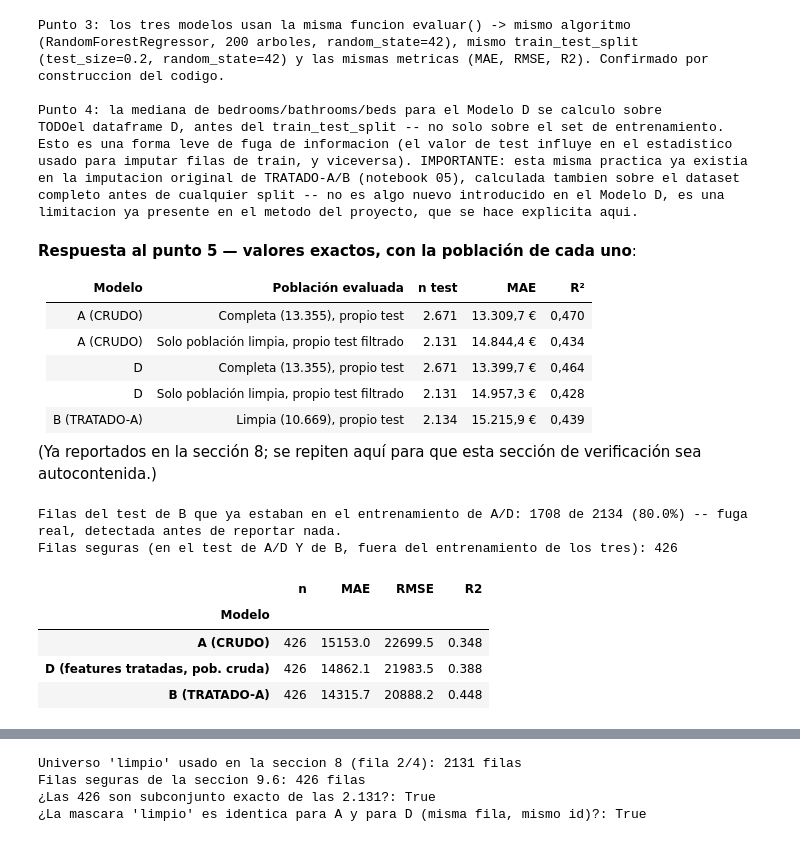
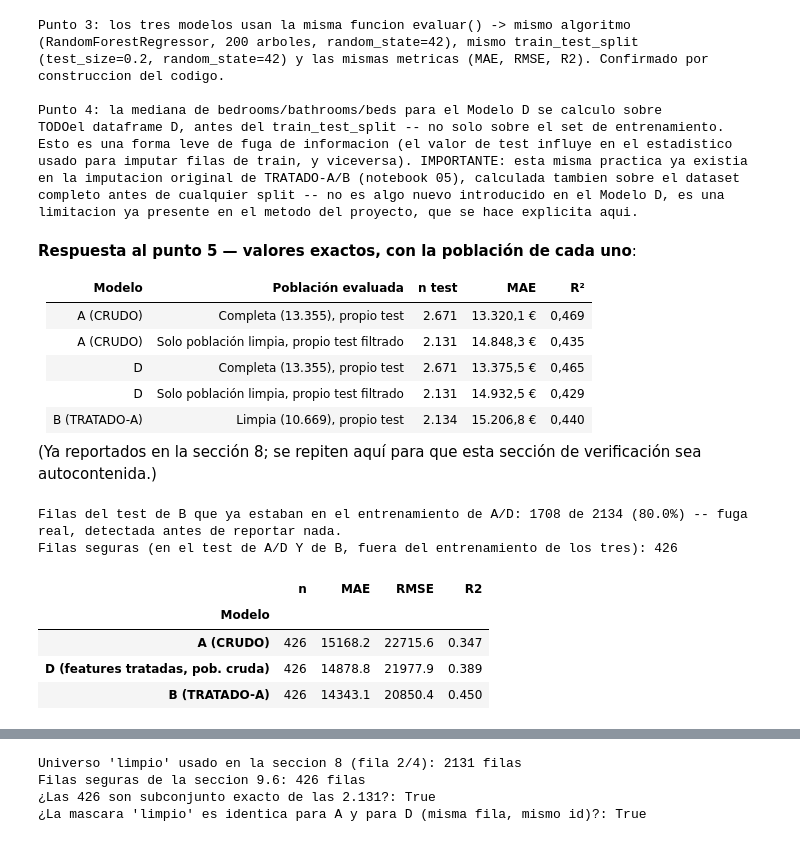
Before and after one commit to Leima20/DataTrust-Airbnb-Barcelona, a Jupyter notebook: notebooks/06_modelo_ml.ipynb, the cells around one changed output, grey strips where cells are left out. Drawn from its saved outputs; the diff is of its cells as text; code cells hidden in the pictures.

```diff
--- a/notebooks/06_modelo_ml.ipynb
+++ b/notebooks/06_modelo_ml.ipynb
@@ -109,13 +118,9 @@ def evaluar(X, y, nombre):
 # %%
-A = listings_raw.copy()
-A["bedrooms"] = A["bedrooms"].fillna(-1)
-A["bathrooms"] = A["bathrooms"].fillna(-1)
-A["beds"] = A["beds"].fillna(-1)
-A["host_listings_count"] = A["host_listings_count"].fillna(1)
+modelo_a = pd.read_csv("../data/airbnb_bcn_modelo/listings_crudo_modelo.csv", low_memory=False)
 
-df_crudo = A.dropna(subset=["estimated_revenue_l365d"]).copy()
+df_crudo = modelo_a.dropna(subset=["estimated_revenue_l365d"]).copy()
 y_crudo = df_crudo["estimated_revenue_l365d"]
-X_crudo = construye_features(df_crudo, amenities_count_crudo, es_crudo=True)
+X_crudo = construye_features(df_crudo)
 
 print("Filas usadas (con target no nulo):", len(df_crudo))
 res_crudo = evaluar(X_crudo, y_crudo, "CRUDO")
@@ -131,12 +156,11 @@ CRUDO            n= 13355  n_features=125  MAE= 13309.7  RMSE= 20908.6  R2=0.470
 
 **Tratamiento del target**: se excluyen los anuncios marcados `revenue_no_estimable` (la doble evidencia: sin reseñas en el último año + estancia mínima ≥28 noches), no se tratan como ingreso real de 0 €. Esta es la diferencia central con la versión CRUDO: no es solo "imputar mejor los nulos de las predictoras", es tratar correctamente el propio target.
 # %%
-B = listings_curado.copy()
-B["host_listings_count"] = B["host_listings_count"].fillna(1)
+modelo_b = pd.read_csv("../data/airbnb_bcn_modelo/listings_tratado_a_modelo.csv", low_memory=False)
 
-df_tratado_a = B[B["estimated_revenue_l365d"].notna() & ~B["revenue_no_estimable"]].copy()
+df_tratado_a = modelo_b[modelo_b["estimated_revenue_l365d"].notna() & ~modelo_b["revenue_no_estimable"]].copy()
 y_tratado_a = df_tratado_a["estimated_revenue_l365d"]
-X_tratado_a = construye_features(df_tratado_a, amenities_count_real, es_crudo=False)
+X_tratado_a = construye_features(df_tratado_a)
 
 print("Filas usadas (excluyendo revenue_no_estimable):", len(df_tratado_a))
 res_tratado_a = evaluar(X_tratado_a, y_tratado_a, "TRATADO-A")
@@ -410,17 +454,9 @@ parece a TRATADO-A, la construcción de variables pesa más de lo esperado.
 # %%
-# 8.1 Modelo D: poblacion CRUDA completa, variables construidas como en TRATADO
-D = listings_raw.copy()
+modelo_d = pd.read_csv("../data/airbnb_bcn_modelo/listings_d_modelo.csv", low_memory=False)
 
-for col in ["bedrooms", "bathrooms", "beds"]:
-    mediana_cap_D = D.groupby("accommodates")[col].transform("median")
-    mediana_global_D = D[col].median()
-    D[col] = D[col].fillna(mediana_cap_D).fillna(mediana_global_D)
-
-D["host_listings_count"] = D["host_listings_count"].fillna(1)
-
-df_D = D.dropna(subset=["estimated_revenue_l365d"]).copy()
+df_D = modelo_d.dropna(subset=["estimated_revenue_l365d"]).copy()
 y_D = df_D["estimated_revenue_l365d"]
-X_D = construye_features(df_D, amenities_count_real, es_crudo=False)
+X_D = construye_features(df_D)
 
 print("Filas usadas (poblacion cruda completa, variables tratadas):", len(df_D))
 res_D = evaluar(X_D, y_D, "D (pob.cruda + feat.tratadas)")
@@ -595,20 +657,15 @@ limitacion ya presente en el metodo del proyecto, que se hace explicita aqui.
 
 | Modelo | Población evaluada | n test | MAE | R² |
 |---|---|---|---|---|
-| A (CRUDO) | Completa (13.355), propio test | 2.671 | 13.309,7 € | 0,470 |
-| A (CRUDO) | Solo población limpia, propio test filtrado | 2.131 | 14.844,4 € | 0,434 |
-| D | Completa (13.355), propio test | 2.671 | 13.399,7 € | 0,464 |
-| D | Solo población limpia, propio test filtrado | 2.131 | 14.957,3 € | 0,428 |
-| B (TRATADO-A) | Limpia (10.669), propio test | 2.134 | 15.215,9 € | 0,439 |
+| A (CRUDO) | Completa (13.355), propio test | 2.671 | 13.320,1 € | 0,469 |
+| A (CRUDO) | Solo población limpia, propio test filtrado | 2.131 | 14.848,3 € | 0,435 |
+| D | Completa (13.355), propio test | 2.671 | 13.375,5 € | 0,465 |
+| D | Solo población limpia, propio test filtrado | 2.131 | 14.932,5 € | 0,429 |
+| B (TRATADO-A) | Limpia (10.669), propio test | 2.134 | 15.206,8 € | 0,440 |
 
 (Ya reportados en la sección 8; se repiten aquí para que esta sección de
 verificación sea autocontenida.)
 # %%
-# 9.6 -- Punto 6, CORREGIDO: la primera version de esta celda comparaba A y D
-# directamente contra el test de B, sin comprobar si esas filas ya estaban en el
-# entrenamiento de A o D. Se detecto que SI lo estaban (ver celda de abajo) --
-# esta version usa solo la interseccion segura: filas que estan en el test de
-# A/D Y en el test de B, Y que NO estan en el entrenamiento de ninguno de los dos.
 ids_train_A = set(df_crudo["id"]) - ids_test_A
 ids_train_D = set(df_D["id"]) - ids_test_D_set
 ids_train_B = set(df_tratado_a["id"]) - ids_test_B
@@ -617,37 +674,37 @@ contaminadas = ids_train_A & ids_test_B
 print(f"Filas del test de B que ya estaban en el entrenamiento de A/D: {len(contaminadas)} de {len(ids_test_B)} "
       f"({len(contaminadas)/len(ids_test_B)*100:.1f}%) -- fuga real, detectada antes de reportar nada.")
 
 ids_comun_seguro = (ids_test_A & ids_test_B) - ids_train_A - ids_train_D - ids_train_B
 print(f"Filas seguras (en el test de A/D Y de B, fuera del entrenamiento de los tres): {len(ids_comun_seguro)}")
 
 filas_crudo_seguras = df_crudo[df_crudo["id"].isin(ids_comun_seguro)].copy()
 filas_D_seguras = df_D[df_D["id"].isin(ids_comun_seguro)].copy()
 filas_B_seguras = df_tratado_a[df_tratado_a["id"].isin(ids_comun_seguro)].copy()
 
 y_A_s = filas_crudo_seguras["estimated_revenue_l365d"]
-X_A_s = construye_features(filas_crudo_seguras, amenities_count_crudo, es_crudo=True).reindex(columns=res_crudo["cols"], fill_value=0)
+X_A_s = construye_features(filas_crudo_seguras)
 pred_A_s = res_crudo["modelo"].predict(X_A_s)
 
 y_D_s = filas_D_seguras["estimated_revenue_l365d"]
-X_D_s = construye_features(filas_D_seguras, amenities_count_real, es_crudo=False).reindex(columns=res_D["cols"], fill_value=0)
+X_D_s = construye_features(filas_D_seguras)
 pred_D_s = res_D["modelo"].predict(X_D_s)
 
 y_B_s = filas_B_seguras["estimated_revenue_l365d"]
-X_B_s = construye_features(filas_B_seguras, amenities_count_real, es_crudo=False).reindex(columns=res_tratado_a["cols"], fill_value=0)
+X_B_s = construye_features(filas_B_seguras)
 pred_B_s = res_tratado_a["modelo"].predict(X_B_s)
 
 tabla_segura = pd.DataFrame([
     {"Modelo": "A (CRUDO)", "n": len(y_A_s), "MAE": round(mean_absolute_error(y_A_s, pred_A_s), 1), "RMSE": round(mean_squared_error(y_A_s, pred_A_s) ** 0.5, 1), "R2": round(r2_score(y_A_s, pred_A_s), 3)},
     {"Modelo": "D (features tratadas, pob. cruda)", "n": len(y_D_s), "MAE": round(mean_absolute_error(y_D_s, pred_D_s), 1), "RMSE": round(mean_squared_error(y_D_s, pred_D_s) ** 0.5, 1), "R2": round(r2_score(y_D_s, pred_D_s), 3)},
     {"Modelo": "B (TRATADO-A)", "n": len(y_B_s), "MAE": round(mean_absolute_error(y_B_s, pred_B_s), 1), "RMSE": round(mean_squared_error(y_B_s, pred_B_s) ** 0.5, 1), "R2": round(r2_score(y_B_s, pred_B_s), 3)},
 ]).set_index("Modelo")
 display(tabla_segura)
 # %% [output]
 Filas del test de B que ya estaban en el entrenamiento de A/D: 1708 de 2134 (80.0%) -- fuga real, detectada antes de reportar nada.
 Filas seguras (en el test de A/D Y de B, fuera del entrenamiento de los tres): 426
 |  | n | MAE | RMSE | R2 |
 | Modelo |  |  |  |  |
-| A (CRUDO) | 426 | 15153.0 | 22699.5 | 0.348 |
-| D (features tratadas, pob. cruda) | 426 | 14862.1 | 21983.5 | 0.388 |
-| B (TRATADO-A) | 426 | 14315.7 | 20888.2 | 0.448 |
+| A (CRUDO) | 426 | 15168.2 | 22715.6 | 0.347 |
+| D (features tratadas, pob. cruda) | 426 | 14878.8 | 21977.9 | 0.389 |
+| B (TRATADO-A) | 426 | 14343.1 | 20850.4 | 0.450 |
 # %% [markdown]
```
Also changed, not shown: parts of 59 cells of this notebook.
